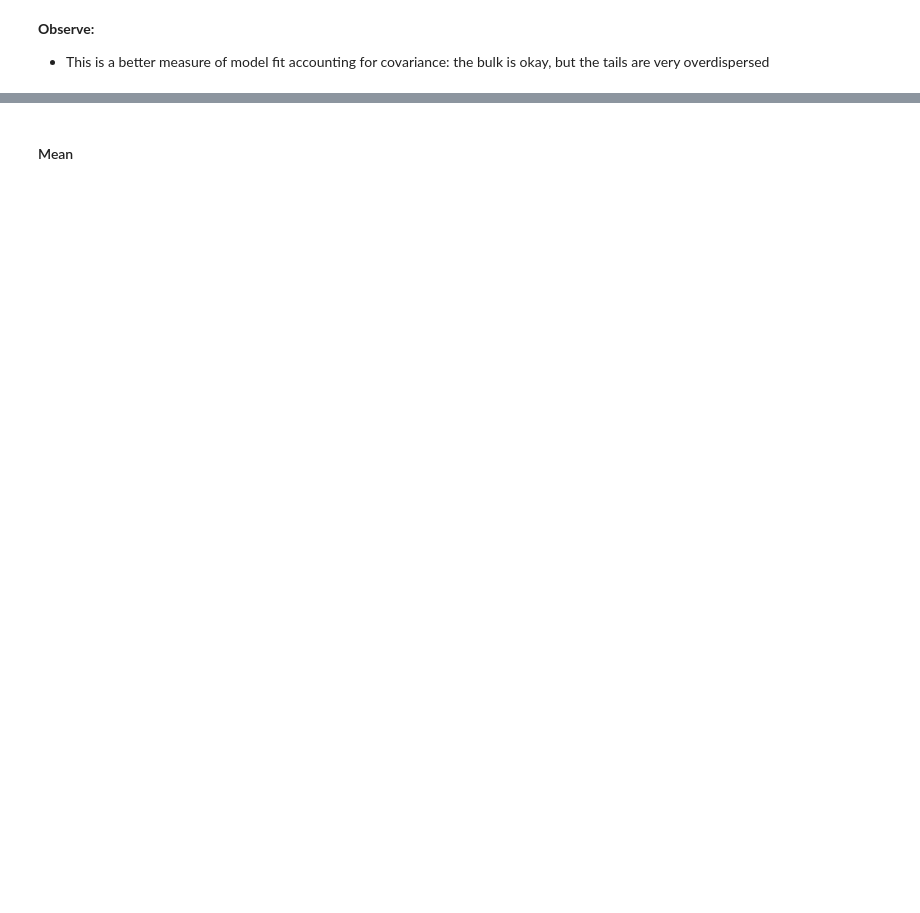
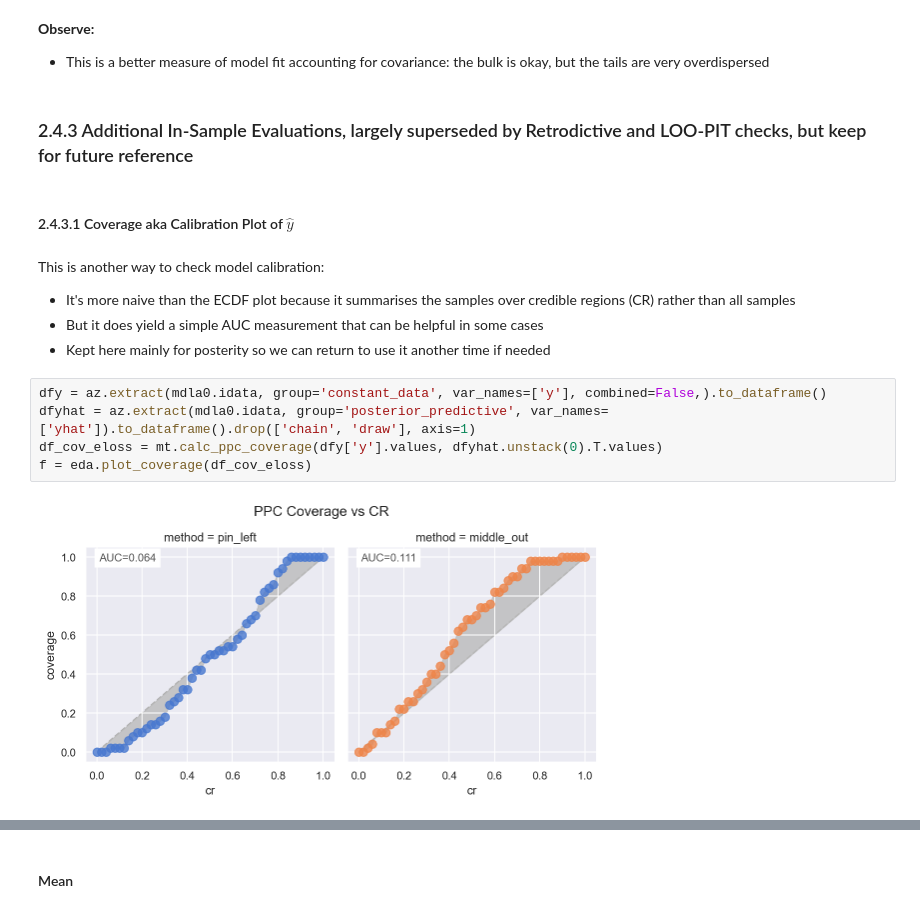
Before and after one commit to oreum-industries/oreum_copula, a Jupyter notebook: notebooks/100_ModelA0.ipynb, the cells around one changed output, grey strips where cells are left out. Cells and saved outputs as stored; diff of their text form; blank space fills up the shorter version.

```diff
--- a/notebooks/100_ModelA0.ipynb
+++ b/notebooks/100_ModelA0.ipynb
@@ -389,3 +374,19 @@ f = mt.plot_ppc(mdl=mdla0, group=GRP, var_names=['yhat'], insamp=True, logx=True
 **Observe:**
 
 + This is a better measure of model fit accounting for covariance: the bulk is okay, but the tails are very overdispersed
+# %% [markdown]
+### 2.4.3 Additional In-Sample Evaluations, largely superseded by Retrodictive and LOO-PIT checks, but keep for future reference
+# %% [markdown]
+#### 2.4.3.1 Coverage aka Calibration Plot of $\hat{y}$
+# %% [markdown]
+This is another way to check model calibration:
++ It's more naive than the ECDF plot because it summarises the samples over credible regions (CR) rather than all samples
++ But it does yield a simple AUC measurement that can be helpful in some cases
++ Kept here mainly for posterity so we can return to use it another time if needed
+# %%
+dfy = az.extract(mdla0.idata, group='constant_data', var_names=['y'], combined=False,).to_dataframe()
+dfyhat = az.extract(mdla0.idata, group='posterior_predictive', var_names=['yhat']).to_dataframe().drop(['chain', 'draw'], axis=1)
+df_cov_eloss = mt.calc_ppc_coverage(dfy['y'].values, dfyhat.unstack(0).T.values)
+f = eda.plot_coverage(df_cov_eloss)
+# %% [output]
+[figure, added]
```
Also changed, not shown: parts of 45 cells of this notebook, 4 other files.
